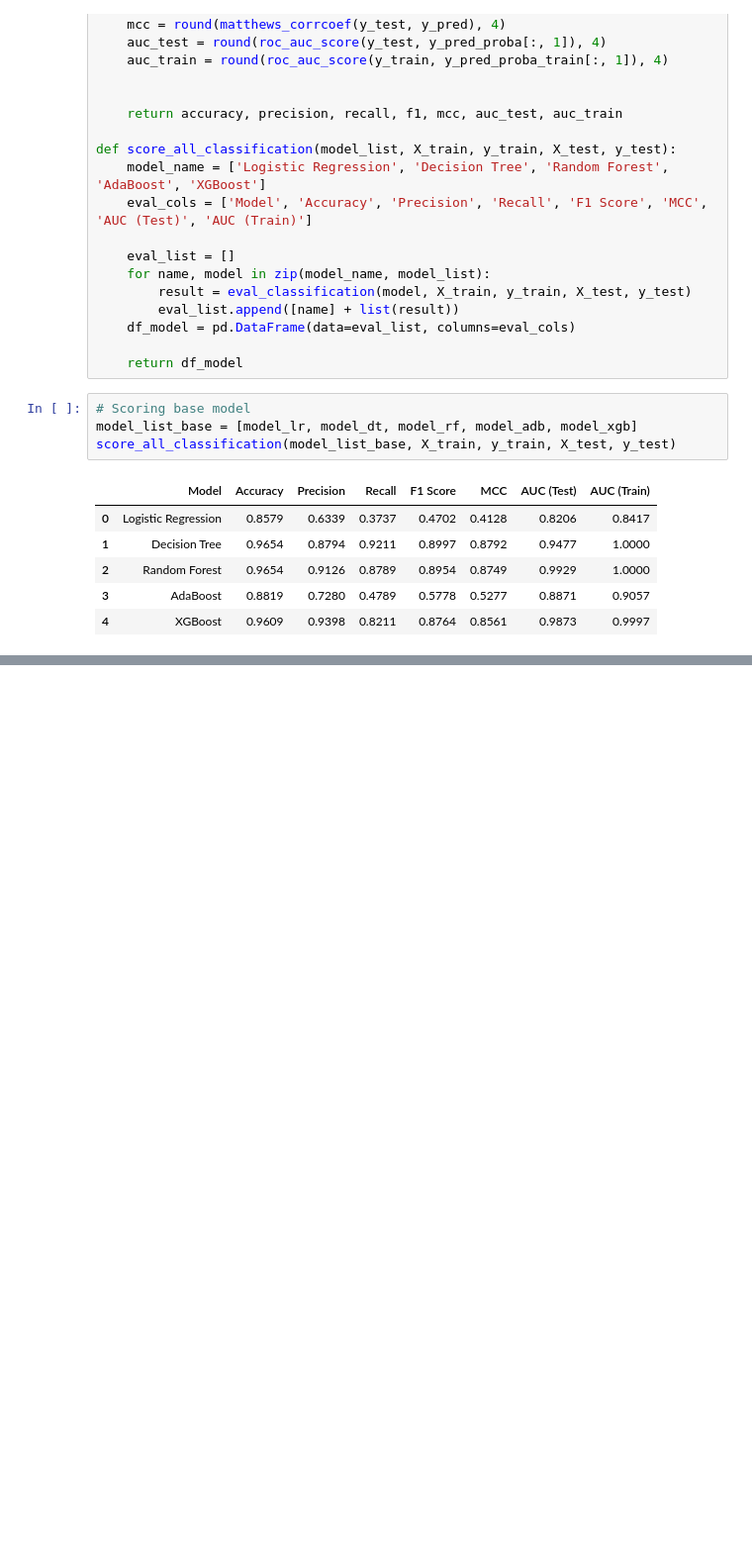
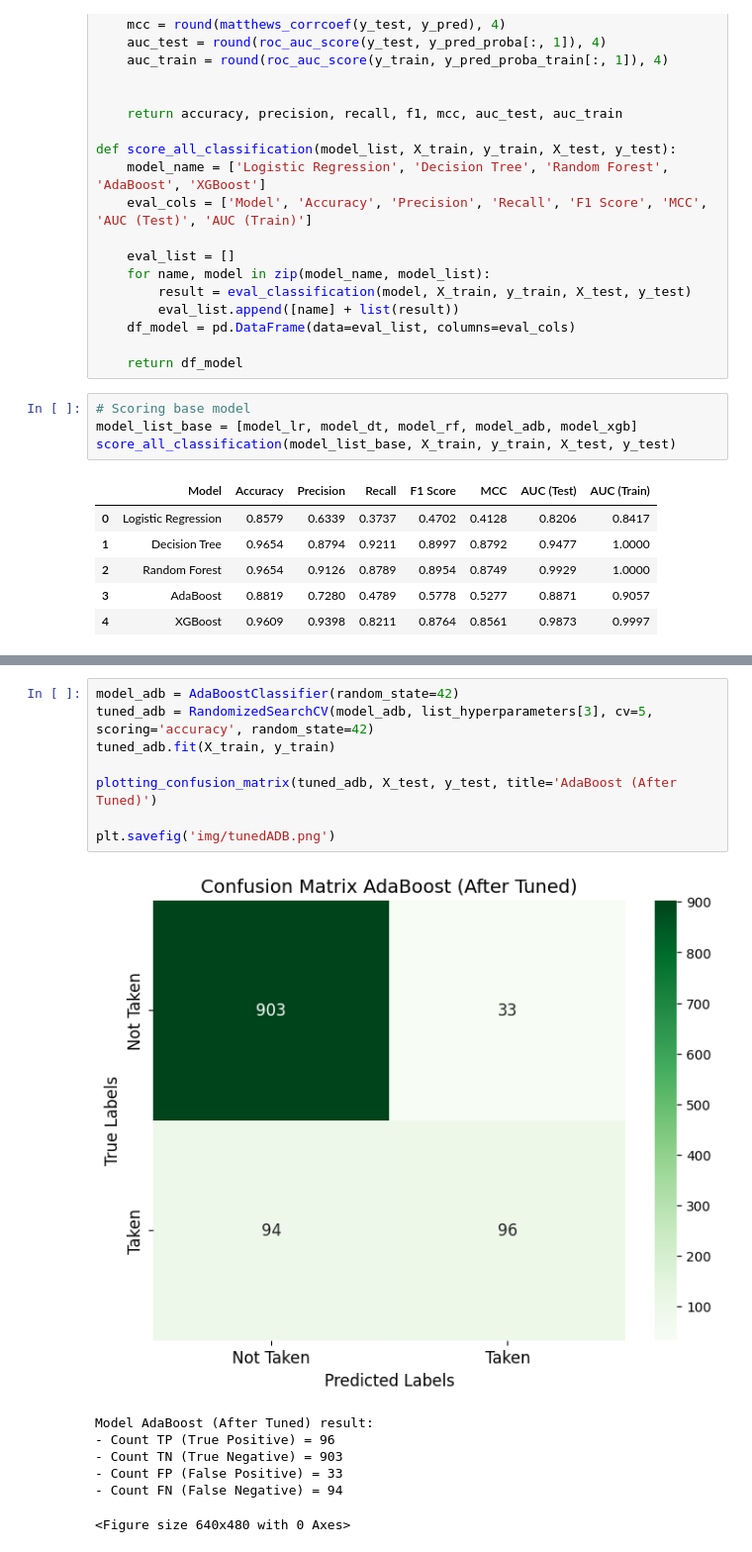
Before and after one commit to RaulSandj/E-Commerce-Churn-Analysis-and-Prediction, a Jupyter notebook: EcommAnalysis.ipynb, the cells around one changed output, grey strips where cells are left out. Shown at 99% size. Saved outputs shown, nothing was run; the diff lists cells and outputs as text; blank space fills up the shorter version.

```diff
--- a/EcommAnalysis.ipynb
+++ b/EcommAnalysis.ipynb
@@ -793,0 +952,16 @@ score_all_classification(model_list_base, X_train, y_train, X_test, y_test)
+# %%
+model_adb = AdaBoostClassifier(random_state=42)
+tuned_adb = RandomizedSearchCV(model_adb, list_hyperparameters[3], cv=5, scoring='accuracy', random_state=42)
+tuned_adb.fit(X_train, y_train)
+
+plotting_confusion_matrix(tuned_adb, X_test, y_test, title='AdaBoost (After Tuned)')
+
+plt.savefig('img/tunedADB.png')
+# %% [output]
+[figure, added]
+Model AdaBoost (After Tuned) result:
+- Count TP (True Positive) = 96
+- Count TN (True Negative) = 903
+- Count FP (False Positive) = 33
+- Count FN (False Negative) = 94
+<Figure size 640x480 with 0 Axes>
```
Also changed, not shown: parts of 17 cells of this notebook.
